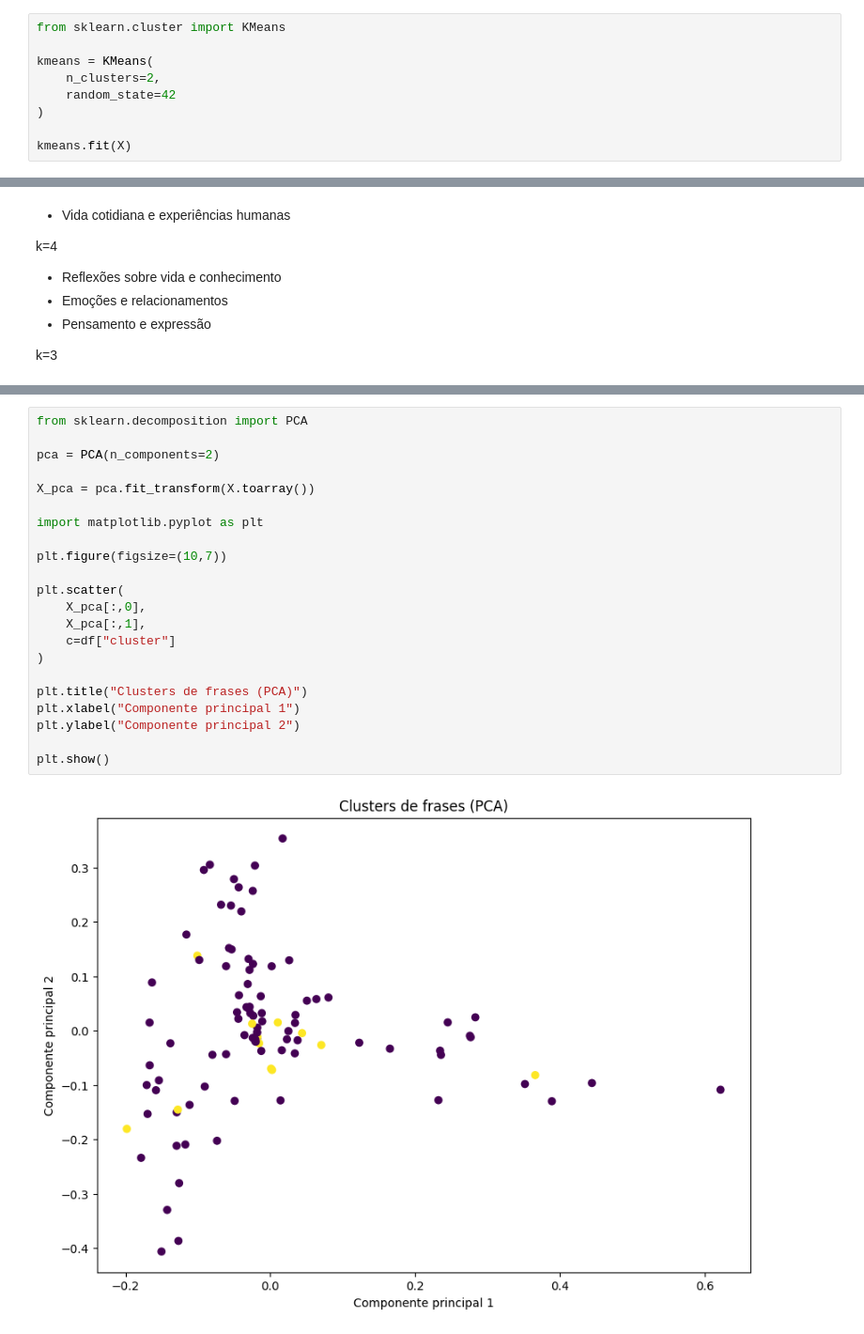
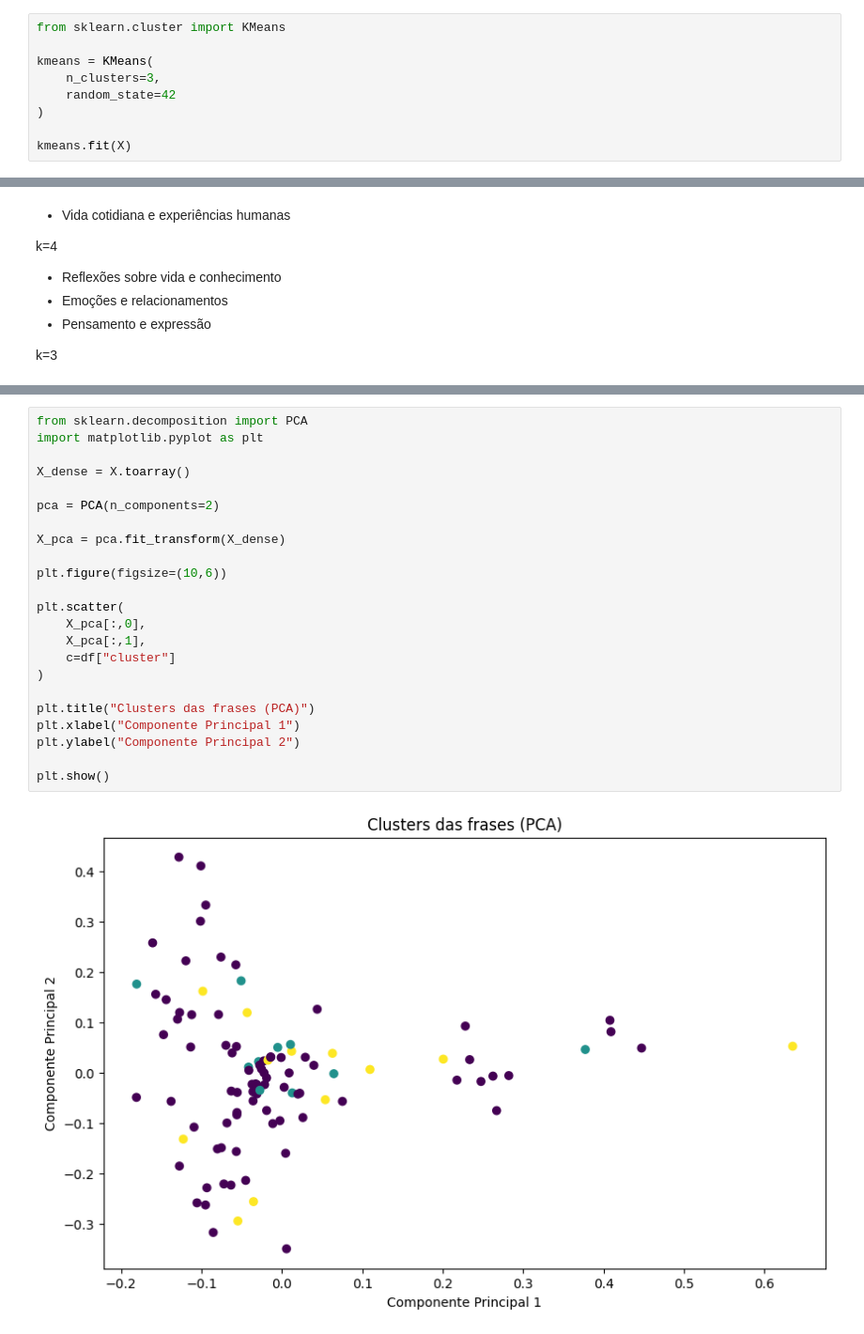
Before and after one commit to Isabela-Farina/Perspectiva_dados, a Jupyter notebook: Analise/tsne_analise.ipynb, the cells around one changed output, grey strips where cells are left out. Shown at 94% size. Saved outputs shown, nothing was run; the diff lists cells and outputs as text.

```diff
--- a/Analise/tsne_analise.ipynb
+++ b/Analise/tsne_analise.ipynb
@@ -429,7 +430,7 @@ X = vectorizer.fit_transform(
 from sklearn.cluster import KMeans
 
 kmeans = KMeans(
-    n_clusters=2,
+    n_clusters=3,
     random_state=42
 )
 
@@ -492,27 +645,28 @@ k=3
 # %%
 from sklearn.decomposition import PCA
+import matplotlib.pyplot as plt
+
+X_dense = X.toarray()
 
 pca = PCA(n_components=2)
 
-X_pca = pca.fit_transform(X.toarray())
+X_pca = pca.fit_transform(X_dense)
 
-import matplotlib.pyplot as plt
-
-plt.figure(figsize=(10,7))
+plt.figure(figsize=(10,6))
 
 plt.scatter(
     X_pca[:,0],
     X_pca[:,1],
     c=df["cluster"]
 )
 
-plt.title("Clusters de frases (PCA)")
-plt.xlabel("Componente principal 1")
-plt.ylabel("Componente principal 2")
+plt.title("Clusters das frases (PCA)")
+plt.xlabel("Componente Principal 1")
+plt.ylabel("Componente Principal 2")
 
 plt.show()
 # %% [output]
-[figure, old version]
+[figure, new version]
 # %%
 pd.crosstab(df["cluster"], df["autor"])
 # %% [output]
```
Also changed, not shown: parts of 11 cells of this notebook, 3 other files.
